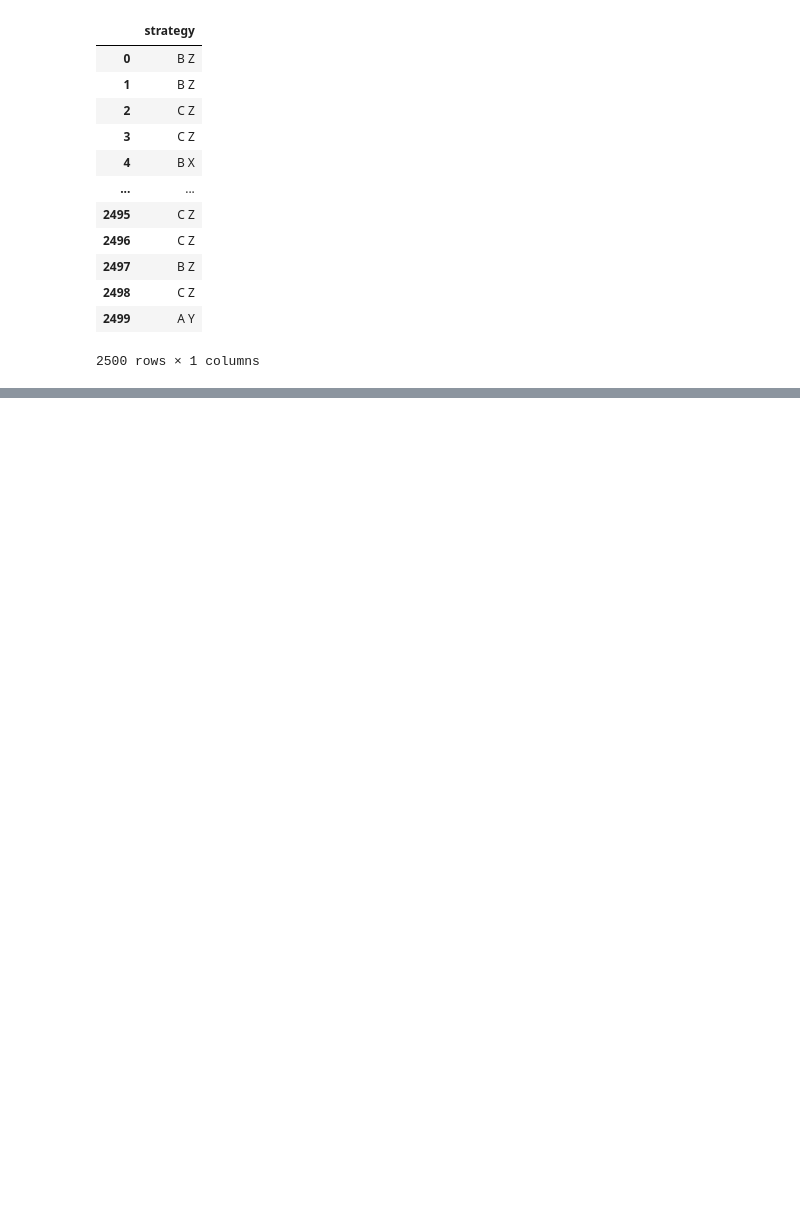
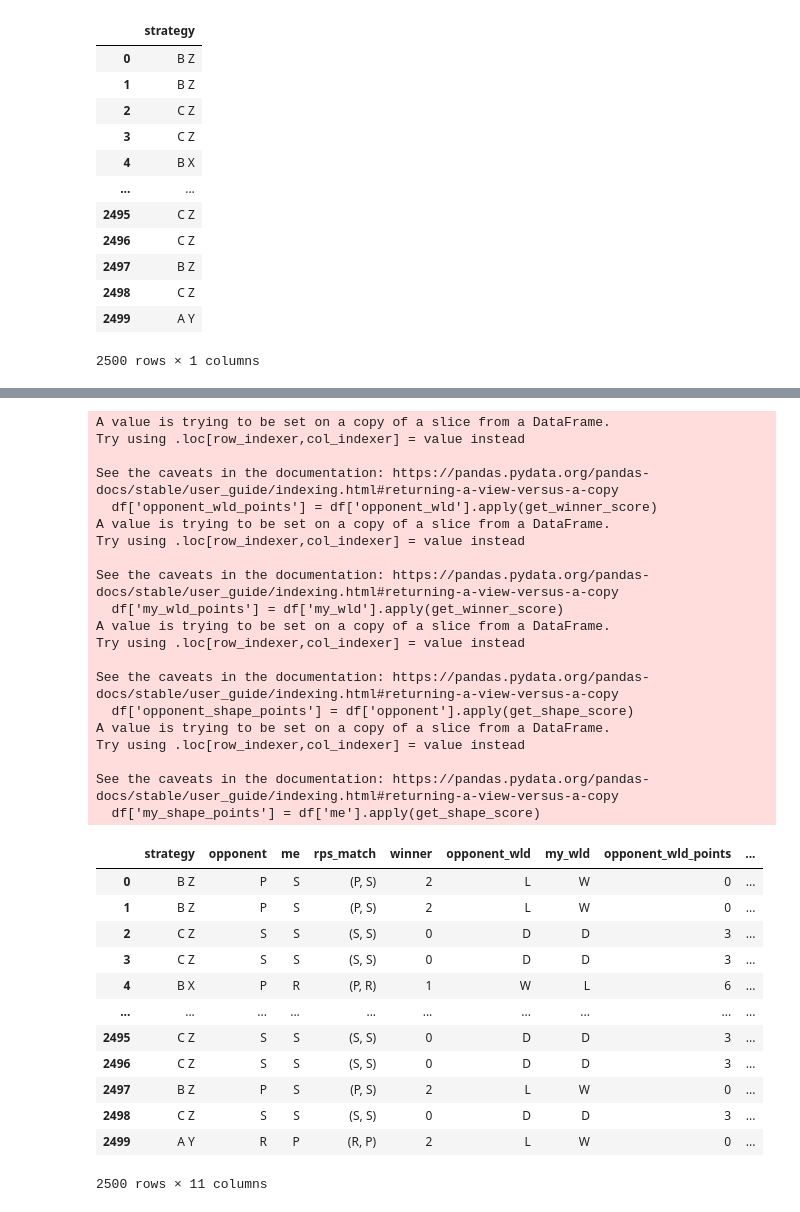
Before and after one commit to kristenhahn/advent_of_code_2022, a Jupyter notebook: Day_02/Day_02.ipynb, the cells around one changed output, grey strips where cells are left out. Saved outputs shown, nothing was run; the diff lists cells and outputs as text; code cells hidden in the pictures; blank space fills up the shorter version.

```diff
--- a/Day_02/Day_02.ipynb
+++ b/Day_02/Day_02.ipynb
@@ -140,0 +169,6 @@ winner_dict = {
+# %%
+df['winner'] = df['strategy'].apply(get_winner)
+df['opponent_wld'] = df['strategy'].apply(get_opponent_wld)
+df['my_wld'] = df['strategy'].apply(get_my_wld)
+
+df
@@ -140,0 +204,54 @@ winner_dict = {
+# %%
+# Assigning points
+
+shape_score_dict = {'R':1, 'P':2, 'S':3}
+
+winner_score_dict = {'L':0, 'D':3, 'W':6}
+
+def get_shape_score(shape):
+    return shape_score_dict[shape]
+
+def get_winner_score(wld):
+    return winner_score_dict[wld]
+# %%
+df['opponent_wld_points'] = df['opponent_wld'].apply(get_winner_score)
+df['my_wld_points'] = df['my_wld'].apply(get_winner_score)
+
+df['opponent_shape_points'] = df['opponent'].apply(get_shape_score)
+df['my_shape_points'] = df['me'].apply(get_shape_score)
+
+df
+# %% [output]
+A value is trying to be set on a copy of a slice from a DataFrame.
+Try using .loc[row_indexer,col_indexer] = value instead
+
+See the caveats in the documentation: https://pandas.pydata.org/pandas-docs/stable/user_guide/indexing.html#returning-a-view-versus-a-copy
+  df['opponent_wld_points'] = df['opponent_wld'].apply(get_winner_score)
+A value is trying to be set on a copy of a slice from a DataFrame.
+Try using .loc[row_indexer,col_indexer] = value instead
+
+See the caveats in the documentation: https://pandas.pydata.org/pandas-docs/stable/user_guide/indexing.html#returning-a-view-versus-a-copy
+  df['my_wld_points'] = df['my_wld'].apply(get_winner_score)
+A value is trying to be set on a copy of a slice from a DataFrame.
+Try using .loc[row_indexer,col_indexer] = value instead
+
+See the caveats in the documentation: https://pandas.pydata.org/pandas-docs/stable/user_guide/indexing.html#returning-a-view-versus-a-copy
+  df['opponent_shape_points'] = df['opponent'].apply(get_shape_score)
+A value is trying to be set on a copy of a slice from a DataFrame.
+Try using .loc[row_indexer,col_indexer] = value instead
+
+See the caveats in the documentation: https://pandas.pydata.org/pandas-docs/stable/user_guide/indexing.html#returning-a-view-versus-a-copy
+  df['my_shape_points'] = df['me'].apply(get_shape_score)
+|  | strategy | opponent | me | rps_match | winner | opponent_wld | my_wld | opponent_wld_points | ... |
+| 0 | B Z | P | S | (P, S) | 2 | L | W | 0 | ... |
+| 1 | B Z | P | S | (P, S) | 2 | L | W | 0 | ... |
+| 2 | C Z | S | S | (S, S) | 0 | D | D | 3 | ... |
+| 3 | C Z | S | S | (S, S) | 0 | D | D | 3 | ... |
+| 4 | B X | P | R | (P, R) | 1 | W | L | 6 | ... |
+| ... | ... | ... | ... | ... | ... | ... | ... | ... | ... |
+| 2495 | C Z | S | S | (S, S) | 0 | D | D | 3 | ... |
+| 2496 | C Z | S | S | (S, S) | 0 | D | D | 3 | ... |
+| 2497 | B Z | P | S | (P, S) | 2 | L | W | 0 | ... |
+| 2498 | C Z | S | S | (S, S) | 0 | D | D | 3 | ... |
+| 2499 | A Y | R | P | (R, P) | 2 | L | W | 0 | ... |
+2500 rows × 11 columns
```
Also changed, not shown: parts of 29 cells of this notebook.
